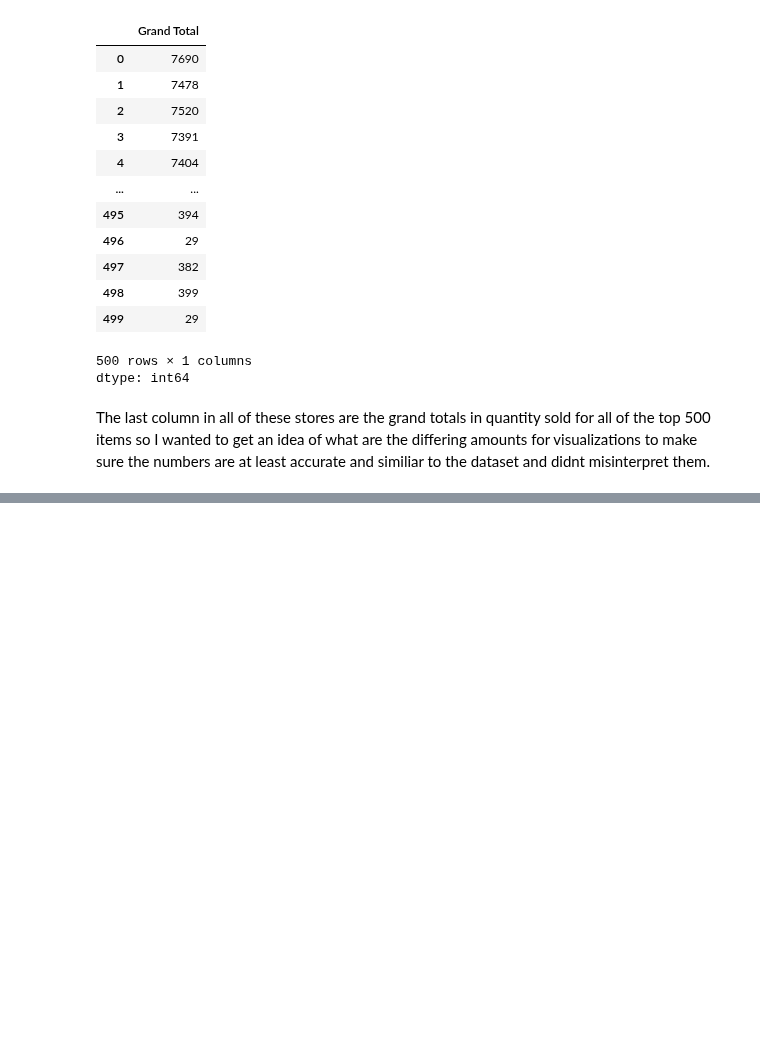
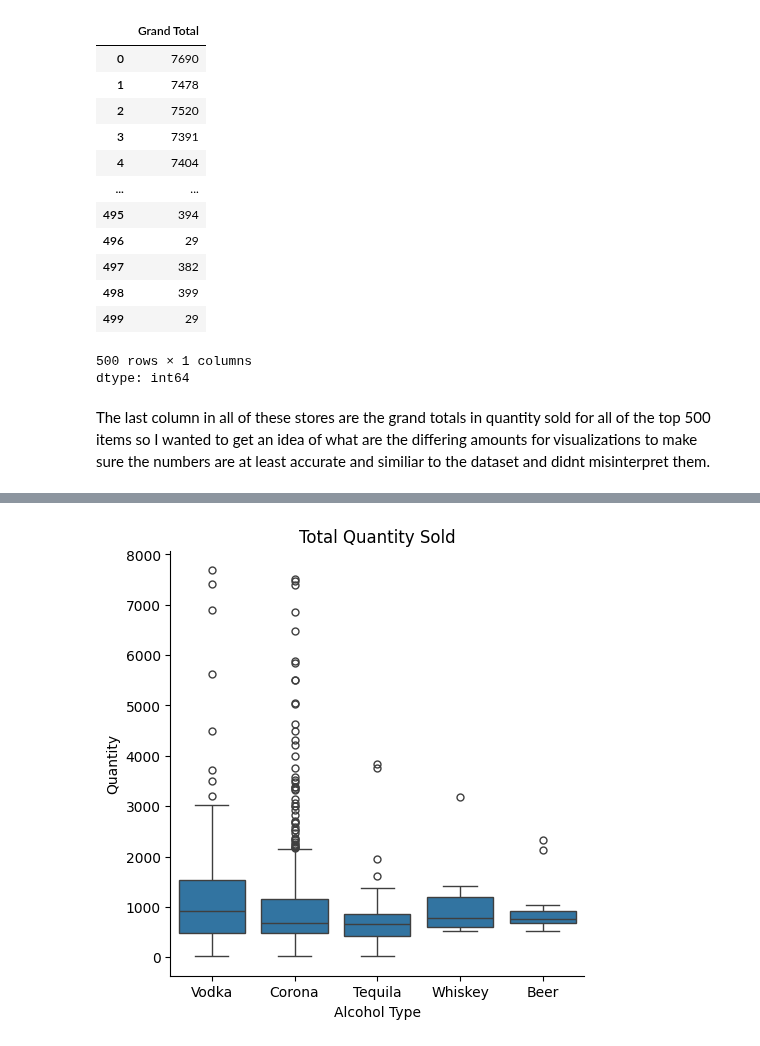
Before and after one commit to alexkardan/ABS-Visualizations, a Jupyter notebook: ABS_Weekly_data.ipynb, the cells around one changed output, grey strips where cells are left out. Saved outputs shown, nothing was run; the diff lists cells and outputs as text; code cells hidden in the pictures; blank space fills up the shorter version.

```diff
--- a/ABS_Weekly_data.ipynb
+++ b/ABS_Weekly_data.ipynb
@@ -131,0 +160,2 @@ sns.relplot(x = "Description", y = "Grand Total", data = Weekly_High_Volume_Stor
+# %%
+Weekly_High_Volume_Store['Description'] = Weekly_High_Volume_Store['Description'].apply(categorize_items)
@@ -131,0 +207,9 @@ sns.relplot(x = "Description", y = "Grand Total", data = Weekly_High_Volume_Stor
+# %%
+
+sns.catplot(x = "Description", y = "Grand Total", kind = "box",  data = Weekly_High_Volume_Store)
+plt.title('Total Quantity Sold')
+plt.xlabel('Alcohol Type')
+plt.ylabel('Quantity')
+plt.show()
+# %% [output]
+[figure, added]
```
Also changed, not shown: parts of 15 cells of this notebook.
